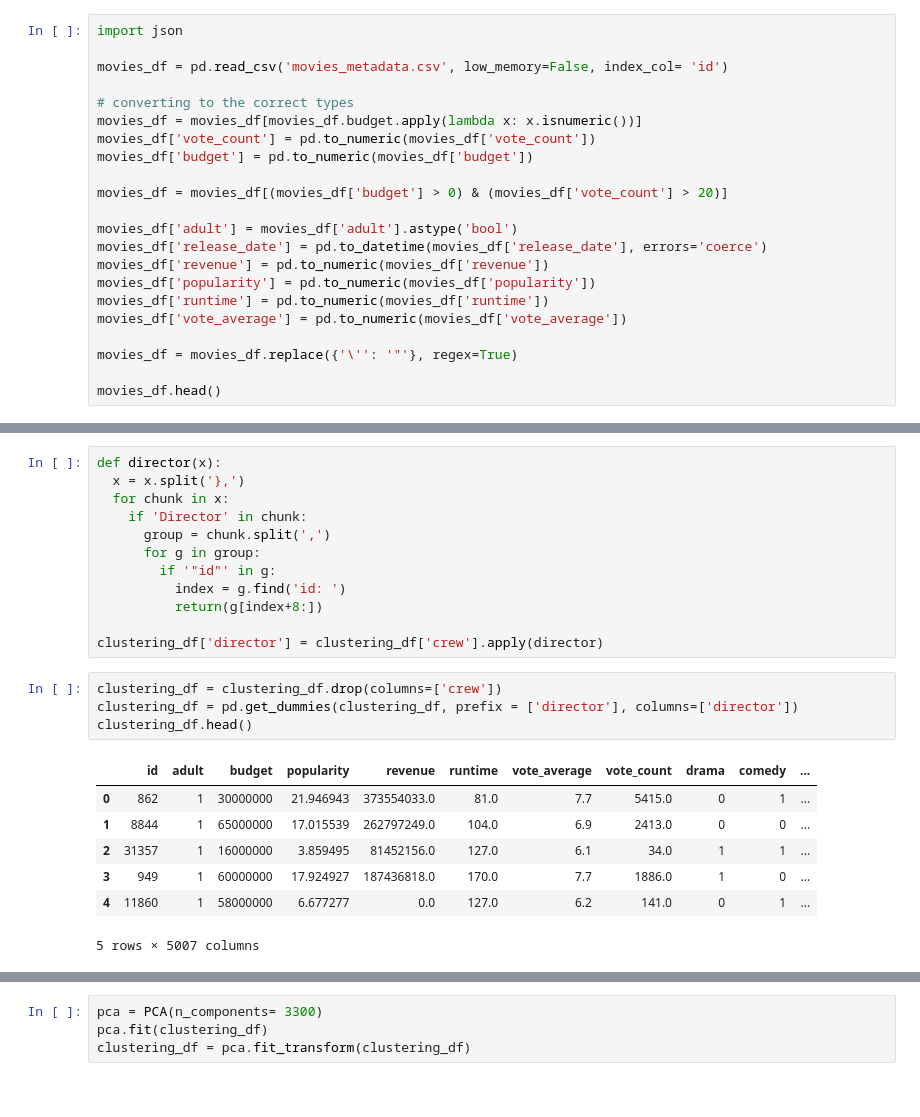
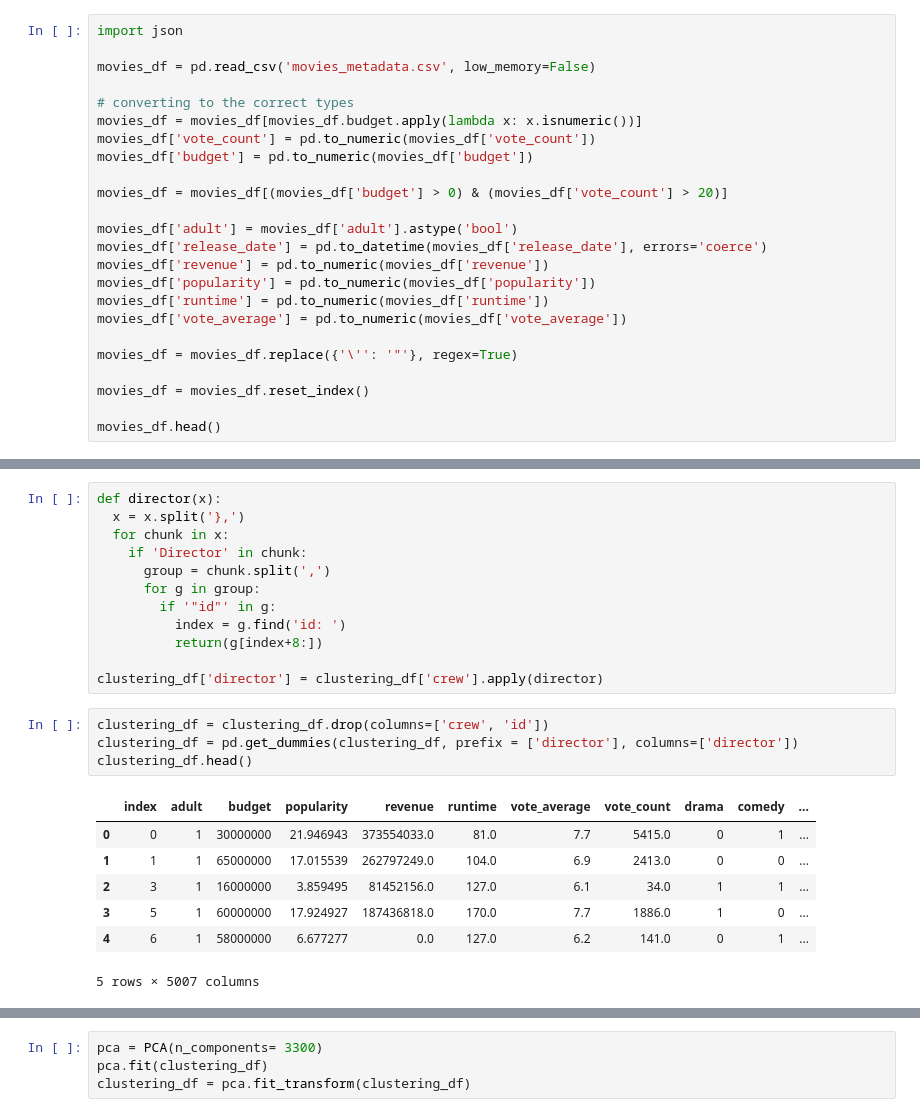
Before and after one commit to kevc528/MovieDatasetAnalysis, a Jupyter notebook: KevinChen_MoviesNotebook.ipynb, the cells around one changed output, grey strips where cells are left out. Cells and saved outputs as stored; diff of their text form.

```diff
--- a/KevinChen_MoviesNotebook.ipynb
+++ b/KevinChen_MoviesNotebook.ipynb
@@ -64,7 +64,7 @@ import seaborn as sns
 # %%
 import json
 
-movies_df = pd.read_csv('movies_metadata.csv', low_memory=False, index_col= 'id')
+movies_df = pd.read_csv('movies_metadata.csv', low_memory=False)
 
 # converting to the correct types
 movies_df = movies_df[movies_df.budget.apply(lambda x: x.isnumeric())]
@@ -82,5 +82,7 @@ movies_df['vote_average'] = pd.to_numeric(movies_df['vote_average'])
 
 movies_df = movies_df.replace({'\'': '"'}, regex=True)
 
+movies_df = movies_df.reset_index()
+
 movies_df.head()
 # %% [output]
@@ -362,16 +378,16 @@ def director(x):
 
 clustering_df['director'] = clustering_df['crew'].apply(director)
 # %%
-clustering_df = clustering_df.drop(columns=['crew'])
+clustering_df = clustering_df.drop(columns=['crew', 'id'])
 clustering_df = pd.get_dummies(clustering_df, prefix = ['director'], columns=['director'])
 clustering_df.head()
 # %% [output]
-|  | id | adult | budget | popularity | revenue | runtime | vote_average | vote_count | drama | comedy | ... |
-| 0 | 862 | 1 | 30000000 | 21.946943 | 373554033.0 | 81.0 | 7.7 | 5415.0 | 0 | 1 | ... |
-| 1 | 8844 | 1 | 65000000 | 17.015539 | 262797249.0 | 104.0 | 6.9 | 2413.0 | 0 | 0 | ... |
-| 2 | 31357 | 1 | 16000000 | 3.859495 | 81452156.0 | 127.0 | 6.1 | 34.0 | 1 | 1 | ... |
-| 3 | 949 | 1 | 60000000 | 17.924927 | 187436818.0 | 170.0 | 7.7 | 1886.0 | 1 | 0 | ... |
-| 4 | 11860 | 1 | 58000000 | 6.677277 | 0.0 | 127.0 | 6.2 | 141.0 | 0 | 1 | ... |
+|  | index | adult | budget | popularity | revenue | runtime | vote_average | vote_count | drama | comedy | ... |
+| 0 | 0 | 1 | 30000000 | 21.946943 | 373554033.0 | 81.0 | 7.7 | 5415.0 | 0 | 1 | ... |
+| 1 | 1 | 1 | 65000000 | 17.015539 | 262797249.0 | 104.0 | 6.9 | 2413.0 | 0 | 0 | ... |
+| 2 | 3 | 1 | 16000000 | 3.859495 | 81452156.0 | 127.0 | 6.1 | 34.0 | 1 | 1 | ... |
+| 3 | 5 | 1 | 60000000 | 17.924927 | 187436818.0 | 170.0 | 7.7 | 1886.0 | 1 | 0 | ... |
+| 4 | 6 | 1 | 58000000 | 6.677277 | 0.0 | 127.0 | 6.2 | 141.0 | 0 | 1 | ... |
 5 rows × 5007 columns
 # %%
 import numpy as np
```
Also changed, not shown: parts of 16 cells of this notebook.
